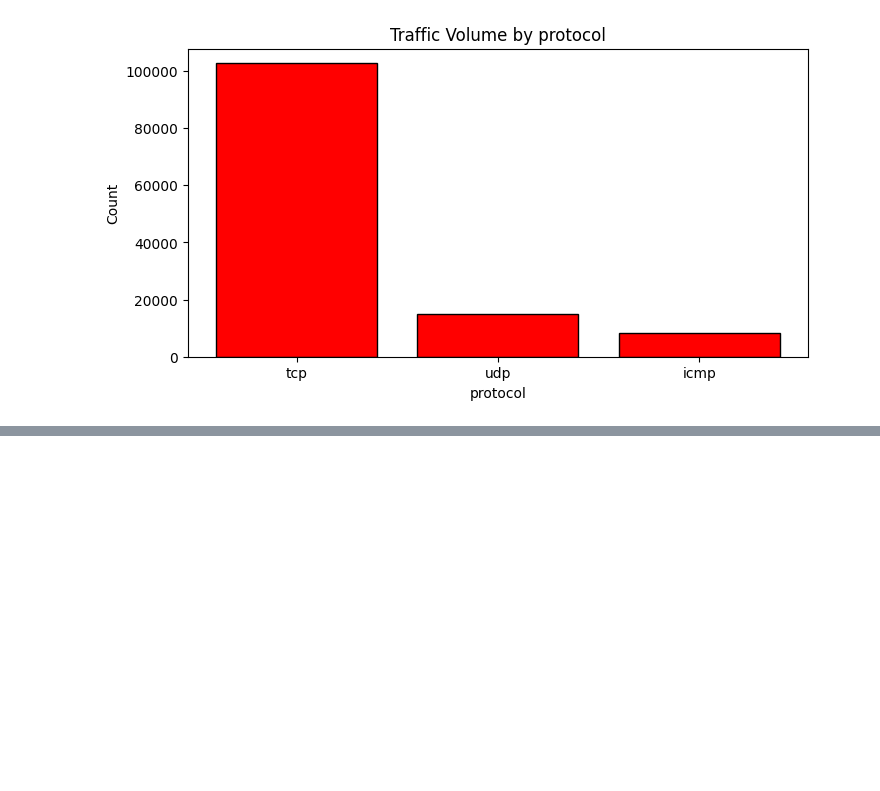
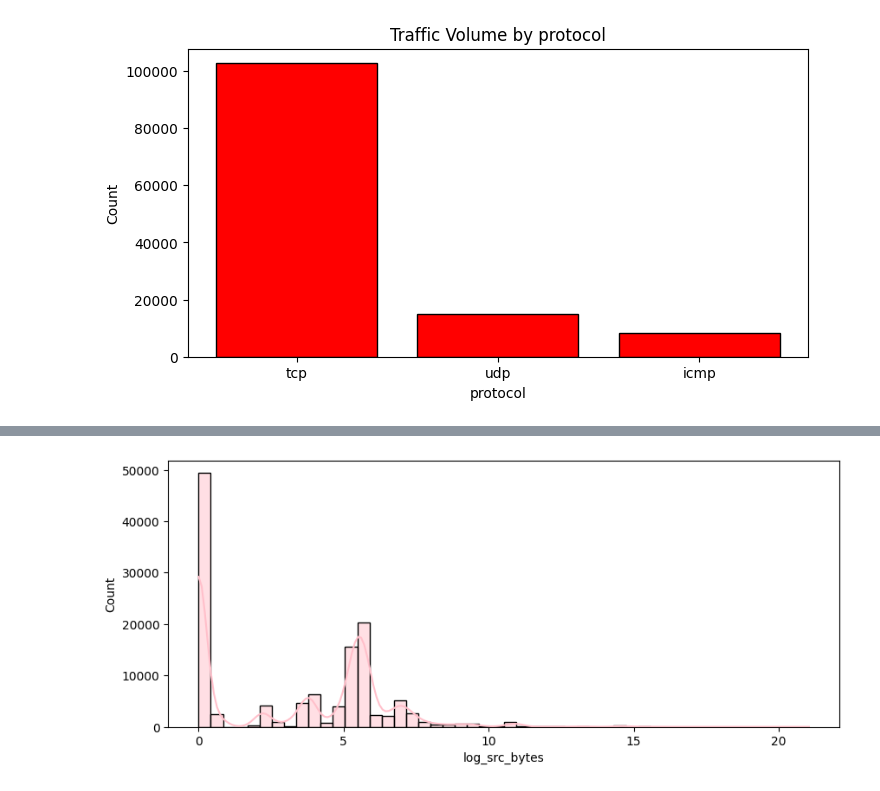
Before and after one commit to mailech/SentinelNet-AI-Powered-Network-Intrusion-Detection-System-, a Jupyter notebook: notebooks/intrusion_detection.ipynb, the cells around one changed output, grey strips where cells are left out. Cells and saved outputs as stored; diff of their text form; code cells hidden in the pictures; blank space fills up the shorter version.

```diff
--- a/notebooks/intrusion_detection.ipynb
+++ b/notebooks/intrusion_detection.ipynb
@@ -336,0 +373,9 @@ plt.show()
+# %%
+import numpy as np
+df['log_src_bytes'] = np.log1p(df['src_bytes'])
+df['log_src_bytes']
+plt.figure(figsize = (10,4))
+sns.histplot(df['log_src_bytes'],bins=50,kde=True,color="pink")
+plt.show()
+# %% [output]
+[figure, added]
```
Also changed, not shown: parts of 6 cells of this notebook.
